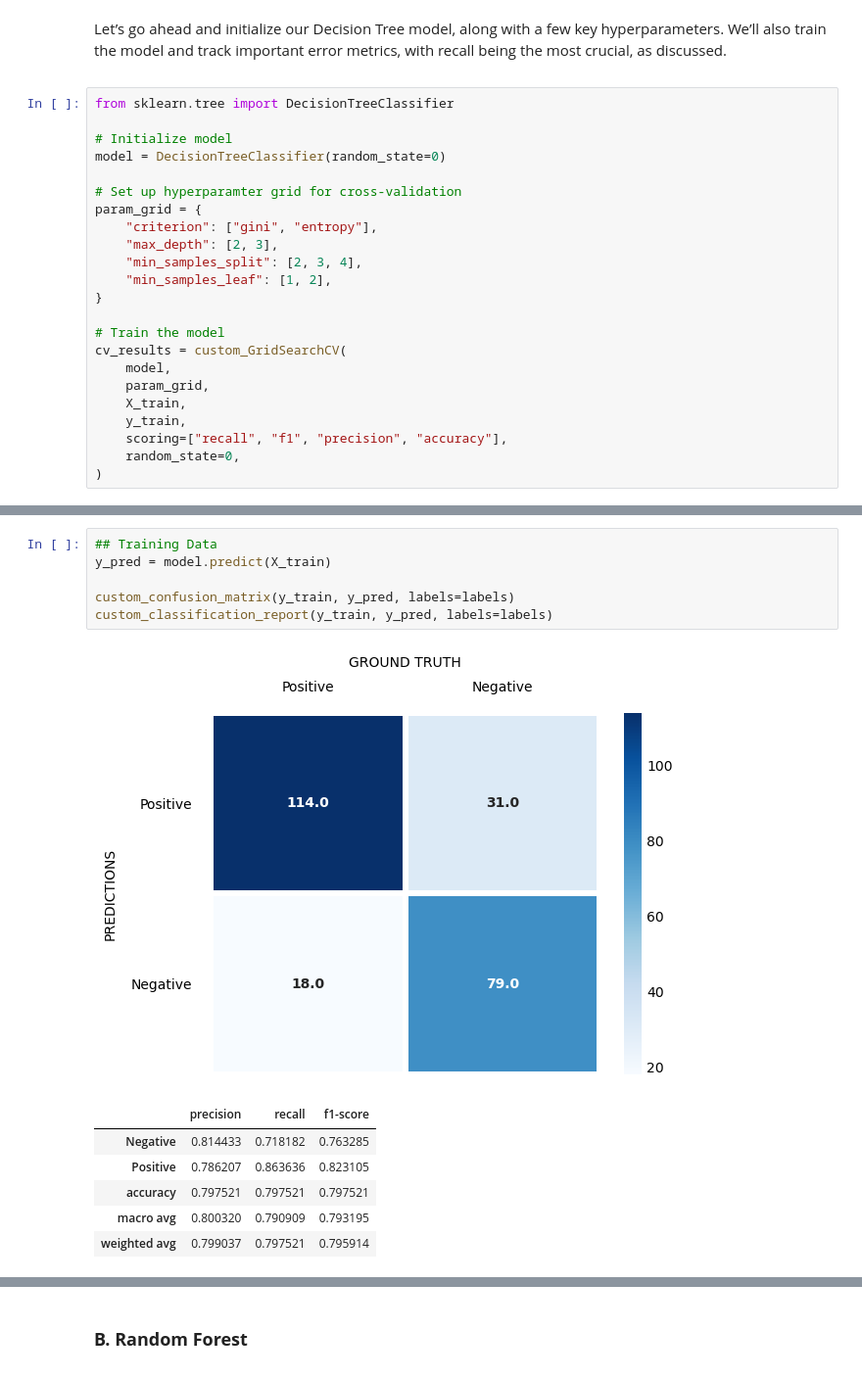
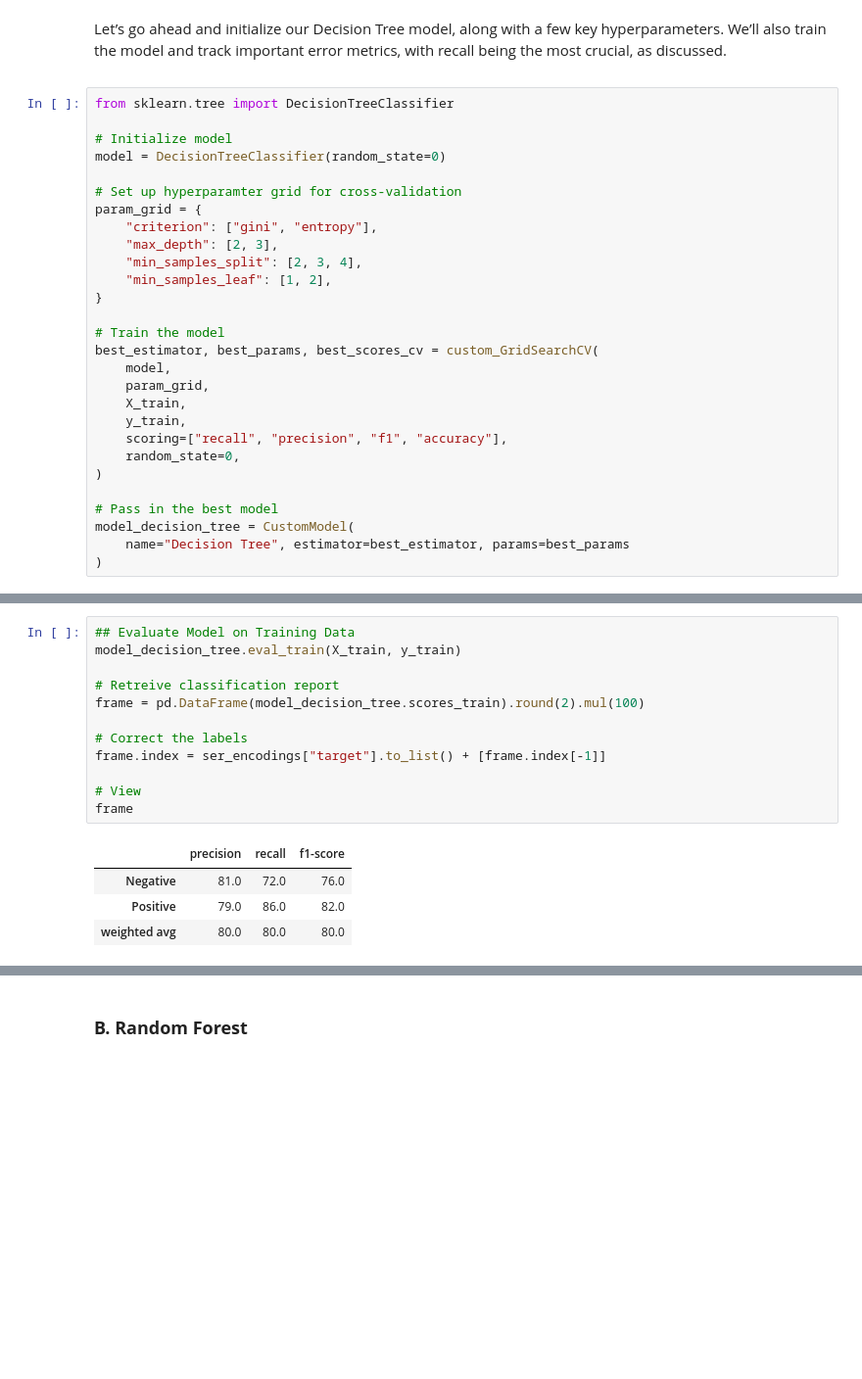
Before and after one commit to sal-siddiqui/heart-disease-prediction, a Jupyter notebook: my-attempt.ipynb, the cells around one changed output, grey strips where cells are left out. Shown at 98% size. Drawn from its saved outputs; the diff is of its cells as text; blank space fills up the shorter version.

```diff
--- a/my-attempt.ipynb
+++ b/my-attempt.ipynb
@@ -1117,11 +1267,16 @@ param_grid = {
 }
 
 # Train the model
-cv_results = custom_GridSearchCV(
+best_estimator, best_params, best_scores_cv = custom_GridSearchCV(
     model,
     param_grid,
     X_train,
     y_train,
-    scoring=["recall", "f1", "precision", "accuracy"],
+    scoring=["recall", "precision", "f1", "accuracy"],
     random_state=0,
 )
+
+# Pass in the best model
+model_decision_tree = CustomModel(
+    name="Decision Tree", estimator=best_estimator, params=best_params
+)
@@ -1176,14 +1362,17 @@ labels = ser_encodings["target"]
 # %%
-## Training Data
-y_pred = model.predict(X_train)
+## Evaluate Model on Training Data
+model_decision_tree.eval_train(X_train, y_train)
 
-custom_confusion_matrix(y_train, y_pred, labels=labels)
-custom_classification_report(y_train, y_pred, labels=labels)
+# Retreive classification report
+frame = pd.DataFrame(model_decision_tree.scores_train).round(2).mul(100)
+
+# Correct the labels
+frame.index = ser_encodings["target"].to_list() + [frame.index[-1]]
+
+# View
+frame
 # %% [output]
-[figure, removed]
 |  | precision | recall | f1-score |
-| Negative | 0.814433 | 0.718182 | 0.763285 |
-| Positive | 0.786207 | 0.863636 | 0.823105 |
-| accuracy | 0.797521 | 0.797521 | 0.797521 |
-| macro avg | 0.800320 | 0.790909 | 0.793195 |
-| weighted avg | 0.799037 | 0.797521 | 0.795914 |
+| Negative | 81.0 | 72.0 | 76.0 |
+| Positive | 79.0 | 86.0 | 82.0 |
+| weighted avg | 80.0 | 80.0 | 80.0 |
```
Also changed, not shown: parts of 61 cells of this notebook, 1 other file.
